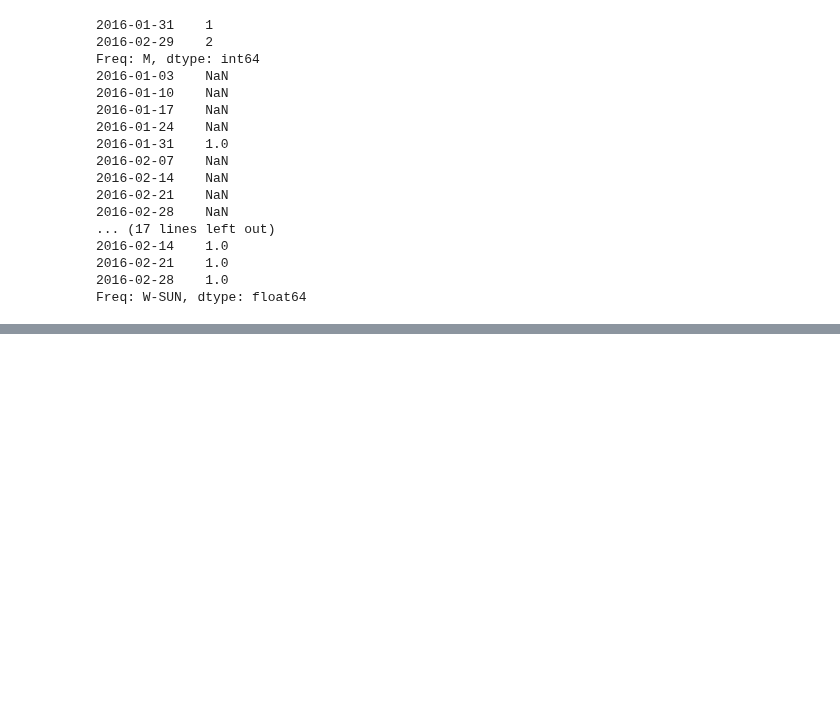
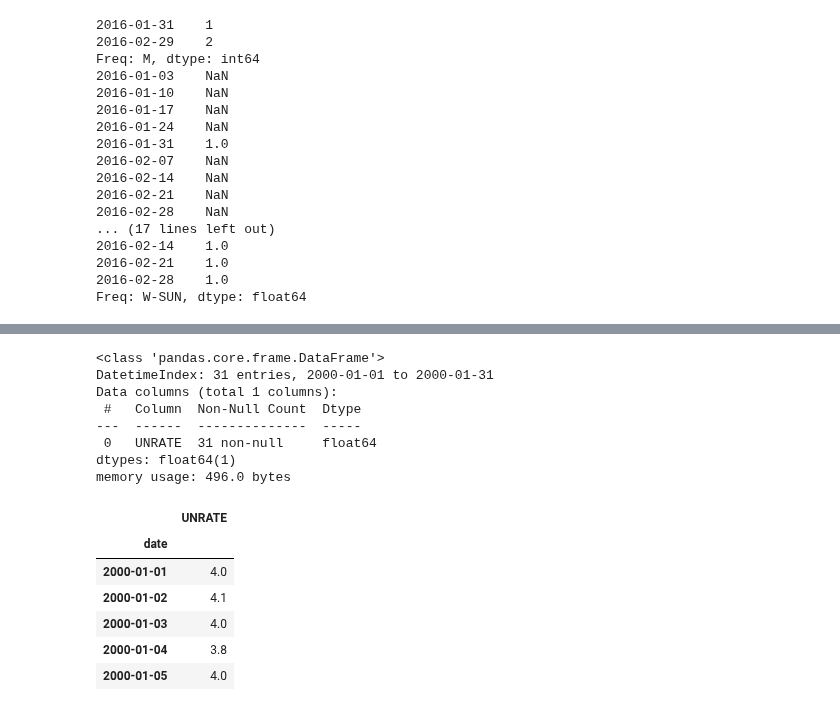
Before and after one commit to KeenGWatanabe/python, a Jupyter notebook: DateTime.ipynb, the cells around one changed output, grey strips where cells are left out. Drawn from its saved outputs; the diff is of its cells as text; code cells hidden in the pictures; blank space fills up the shorter version.

```diff
--- a/DateTime.ipynb
+++ b/DateTime.ipynb
@@ -966,0 +1010,26 @@ Freq: W-SUN, dtype: float64
+# %%
+#RESAMPLING
+import pandas as pd
+import matplotlib.pyplot as plt
+
+# Import data here
+unrate = pd.read_csv('unemployment.csv', parse_dates=['date'], index_col='date')
+unrate.info()
+unrate.head()
+# Show first five rows of weekly series
+# %% [output]
+<class 'pandas.core.frame.DataFrame'>
+DatetimeIndex: 31 entries, 2000-01-01 to 2000-01-31
+Data columns (total 1 columns):
+ #   Column  Non-Null Count  Dtype
+---  ------  --------------  -----
+ 0   UNRATE  31 non-null     float64
+dtypes: float64(1)
+memory usage: 496.0 bytes
+|  | UNRATE |
+| date |  |
+| 2000-01-01 | 4.0 |
+| 2000-01-02 | 4.1 |
+| 2000-01-03 | 4.0 |
+| 2000-01-04 | 3.8 |
+| 2000-01-05 | 4.0 |
```
Also changed, not shown: parts of 4 cells of this notebook, 2 other files.
